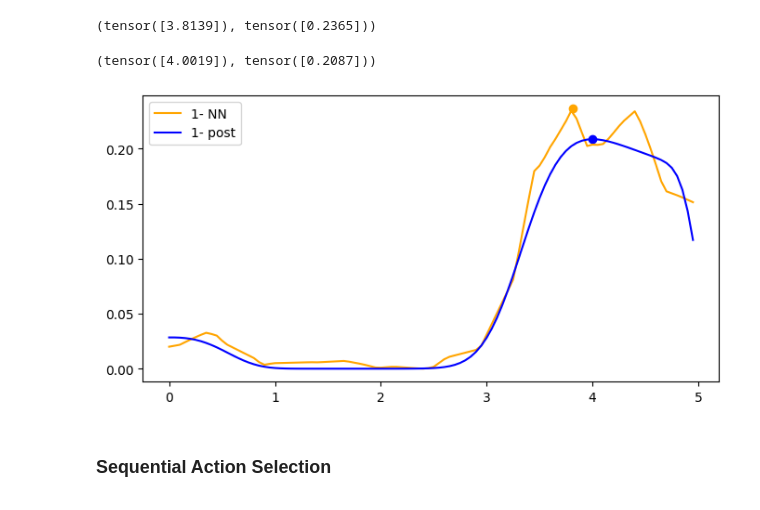
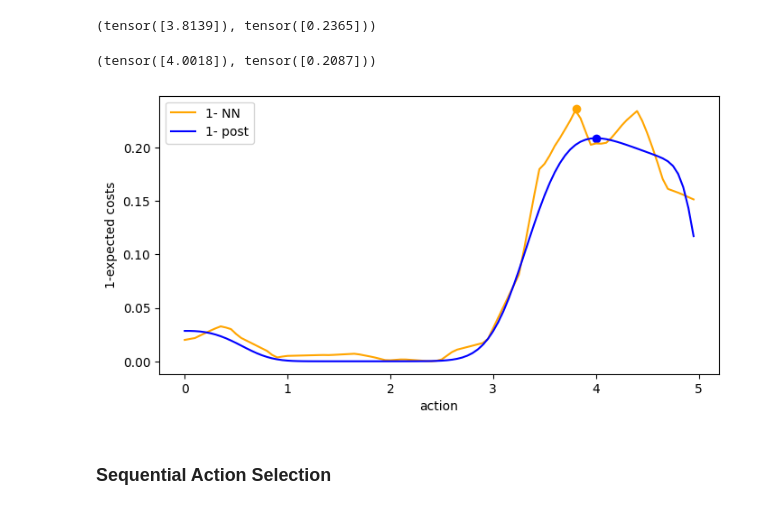
Before and after one commit to mackelab/amortized-decision-making, a Jupyter notebook: scripts/continous_toy_cont_action.ipynb, the cells around one changed output. Drawn from its saved outputs; the diff is of its cells as text; code cells hidden in the pictures.

```diff
--- a/scripts/continous_toy_cont_action.ipynb
+++ b/scripts/continous_toy_cont_action.ipynb
@@ -56,19 +58,20 @@ with mpl.rc_context(fname="loss_calibration/.matplotlibrc"):
 #loss = SquaredLoss(factor=1)
 loss = RevGaussLoss(factor=1)
 with mpl.rc_context(fname="loss_calibration/.matplotlibrc"):
+        fig, ax = plt.subplots(1,1, figsize=(4,2))
         low, high = 0., 5.
         resolution = 500
         thetas = torch.arange(low, high, (high - low) / resolution)
 
         fig, ax = plt.subplots(1, 1, figsize=(5,3))
         for a in torch.arange(0,5.1,1):
-                plt.plot(thetas, loss(thetas, a), label=f'a={a}')
+                ax.plot(thetas, loss(thetas, a), label=f'a={a}')
 
-        plt.xlabel(r'$\theta$')
-        plt.ylabel('costs')
-        plt.xlim(low, high)
-        plt.ylim(0,1.1)
-        plt.legend(
+        ax.set_xlabel(r'$\theta$')
+        ax.set_ylabel('costs')
+        ax.set_xlim(low, high)
+        ax.set_ylim(0,1.1)
+        ax.legend(
             loc="upper center",
             bbox_to_anchor=(0.5, -0.1),
             fancybox=True,
@@ -347,6 +371,25 @@ plt.plot(a_grid, reverse_costs/reverse_costs.max(), label="true")
 plt.show()
 # %% [output]
 [figure]
+# %%
+def expected_costs(x: torch.Tensor, a: torch.Tensor) -> torch.Tensor:
+    if x.ndim < 2:
+        x = x.reshape(-1, 1) # NxD
+    if a.ndim < 2:
+        a = a.reshape(-1, 1)
+
+    a_dist = get_action_distribution()
+    lower, upper = a_dist.base_dist.low, a_dist.base_dist.high
+    # TODO: example-specific grid
+
+    inside_range = torch.logical_and(a >= lower, a <= upper).flatten()
+    a_valid = a[inside_range]
+
+    costs = torch.zeros_like(a)
+    costs[torch.logical_not(inside_range)] = torch.inf
+    costs[inside_range] = clf(obs.repeat(a_valid.shape[0], 1), a_valid)
+
+    return costs.flatten()
 # %%
 def expected_costs(x: torch.Tensor, a: torch.Tensor, use_posterior=False) -> torch.Tensor:
     if x.ndim < 2:
@@ -355,10 +398,10 @@ def expected_costs(x: torch.Tensor, a: torch.Tensor, use_posterior=False) -> tor
         a = a.reshape(-1, 1)
 
     a_dist = get_action_distribution()
-    l, u = a_dist.base_dist.low, a_dist.base_dist.high
+    lower, upper = a_dist.base_dist.low, a_dist.base_dist.high
     # TODO: example-specific grid
     costs = torch.zeros_like(a)
-    inside_range = torch.logical_and(a >= l, a <= u).flatten()
+    inside_range = torch.logical_and(a >= lower, a <= upper).flatten()
     a_valid = a[inside_range]
 
     costs[torch.logical_not(inside_range)] = torch.inf
@@ -373,7 +416,7 @@ def expected_costs(x: torch.Tensor, a: torch.Tensor, use_posterior=False) -> tor
 def reverse_costs(x: torch.Tensor, a: torch.Tensor, use_posterior: bool=False) -> torch.Tensor:
     return 1 - expected_costs(x, a, use_posterior)
 
-#expected_costs_given_x = partial(reverse_costs, obs)
+# expected_costs_given_x = partial(reverse_costs, obs)
 # expected_costs_given_x(a=a)
 reverse_costs_given_x_nn = partial(reverse_costs, obs, use_posterior=False)
 reverse_costs_given_x_post = partial(reverse_costs, obs, use_posterior=True)
@@ -384,39 +427,39 @@ gd_best_action_nn, gd_costs_nn
 # %% [output]
 (tensor([3.8139]), tensor([0.2365]))
 # %%
-reverse_costs_given_x = partial(reverse_costs, obs, use_posterior=True)
 gd_best_action_post, gd_costs_post = gradient_ascent(potential_fn=reverse_costs_given_x_post, inits=initial_actions, theta_transform=None)
 gd_best_action_post, gd_costs_post
 # %% [output]
-(tensor([4.0019]), tensor([0.2087]))
+(tensor([4.0018]), tensor([0.2087]))
 # %%
 plt.figure(figsize=(8,4))
 
 expected_posterior_losses = torch.tensor(
         [
             toy.expected_posterior_loss(
                 x_o=obs,
                 a_o=a,
                 lower=lower,
                 upper=upper,
                 resolution=resolution,
             )
             for a in a_grid
         ]
     )
 predicted_losses = torch.tensor([clf(obs.unsqueeze(0), a.unsqueeze(0).unsqueeze(0)) for a in a_grid])
 
 reverse_costs = (1 - expected_posterior_losses)
 #plt.plot(a_grid, reverse_costs/reverse_costs.max(), label="true")
 plt.scatter(gd_best_action_post, gd_costs_post, c='b')
 plt.scatter(gd_best_action_nn, gd_costs_nn, c='orange')
 
 plt.plot(a_grid, 1-predicted_losses, label="1- NN", c='orange')
 plt.plot(a_grid, reverse_costs, label="1- post", c='b')
+plt.xlabel('action'); plt.ylabel('1-expected costs')
 plt.legend()
 #plt.plot(a_grid, predicted_losses, label="NN")
 plt.show()
 # %% [output]
-[figure, old version]
+[figure, new version]
 # %% [markdown]
 ### Sequential Action Selection
```
Also changed, not shown: parts of 19 cells of this notebook, 2 other files.
